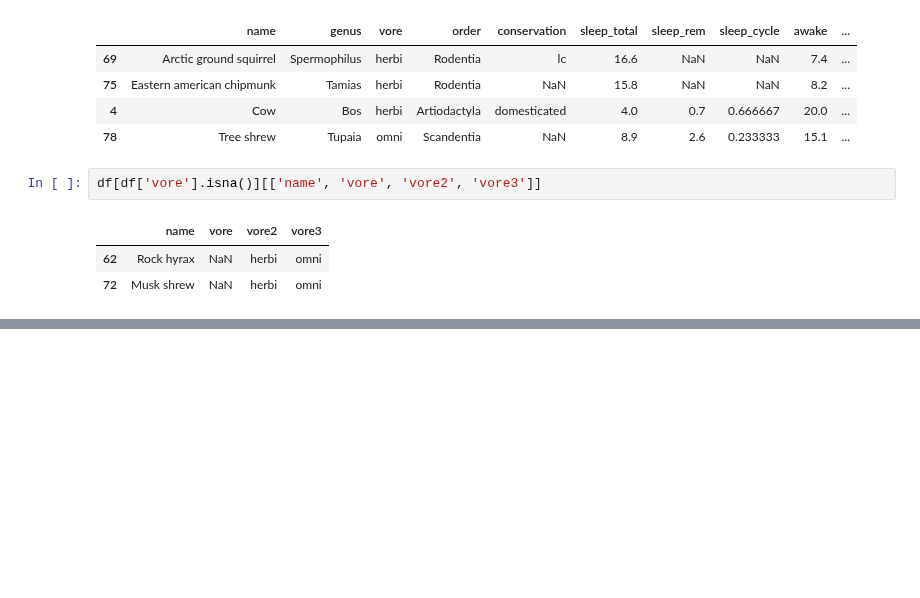
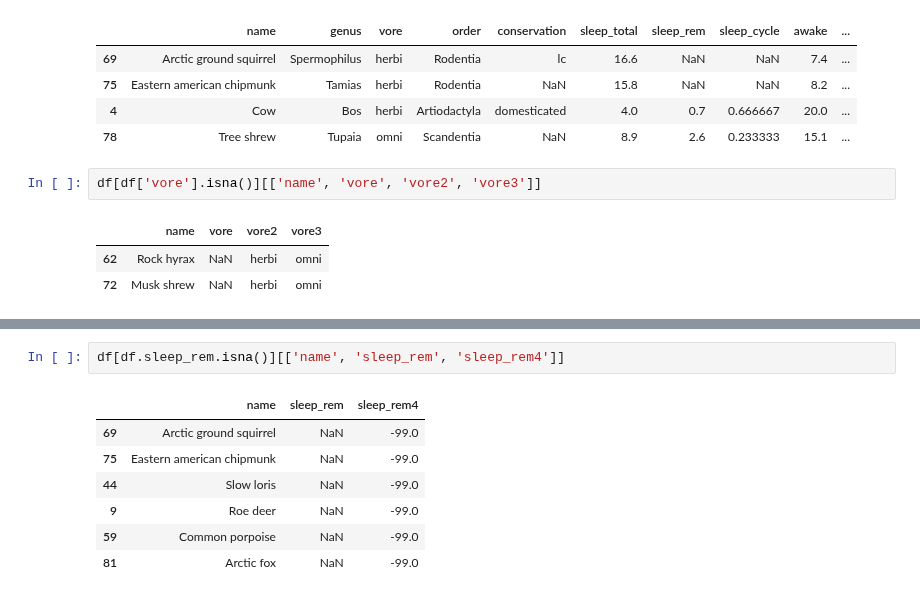
Before and after one commit to pNatTueku/ml_learning_with_ajprasertcbs, a Jupyter notebook: notebooks/impute_or_replace_missing_values.ipynb, the cells around one changed output, grey strips where cells are left out. Drawn from its saved outputs; the diff is of its cells as text; blank space fills up the shorter version.

```diff
--- a/notebooks/impute_or_replace_missing_values.ipynb
+++ b/notebooks/impute_or_replace_missing_values.ipynb
@@ -156,0 +190,10 @@ df[df['vore'].isna()][['name', 'vore', 'vore2', 'vore3']]
+# %%
+df[df.sleep_rem.isna()][['name', 'sleep_rem', 'sleep_rem4']]
+# %% [output]
+|  | name | sleep_rem | sleep_rem4 |
+| 69 | Arctic ground squirrel | NaN | -99.0 |
+| 75 | Eastern american chipmunk | NaN | -99.0 |
+| 44 | Slow loris | NaN | -99.0 |
+| 9 | Roe deer | NaN | -99.0 |
+| 59 | Common porpoise | NaN | -99.0 |
+| 81 | Arctic fox | NaN | -99.0 |
```
Also changed, not shown: parts of 4 cells of this notebook.
